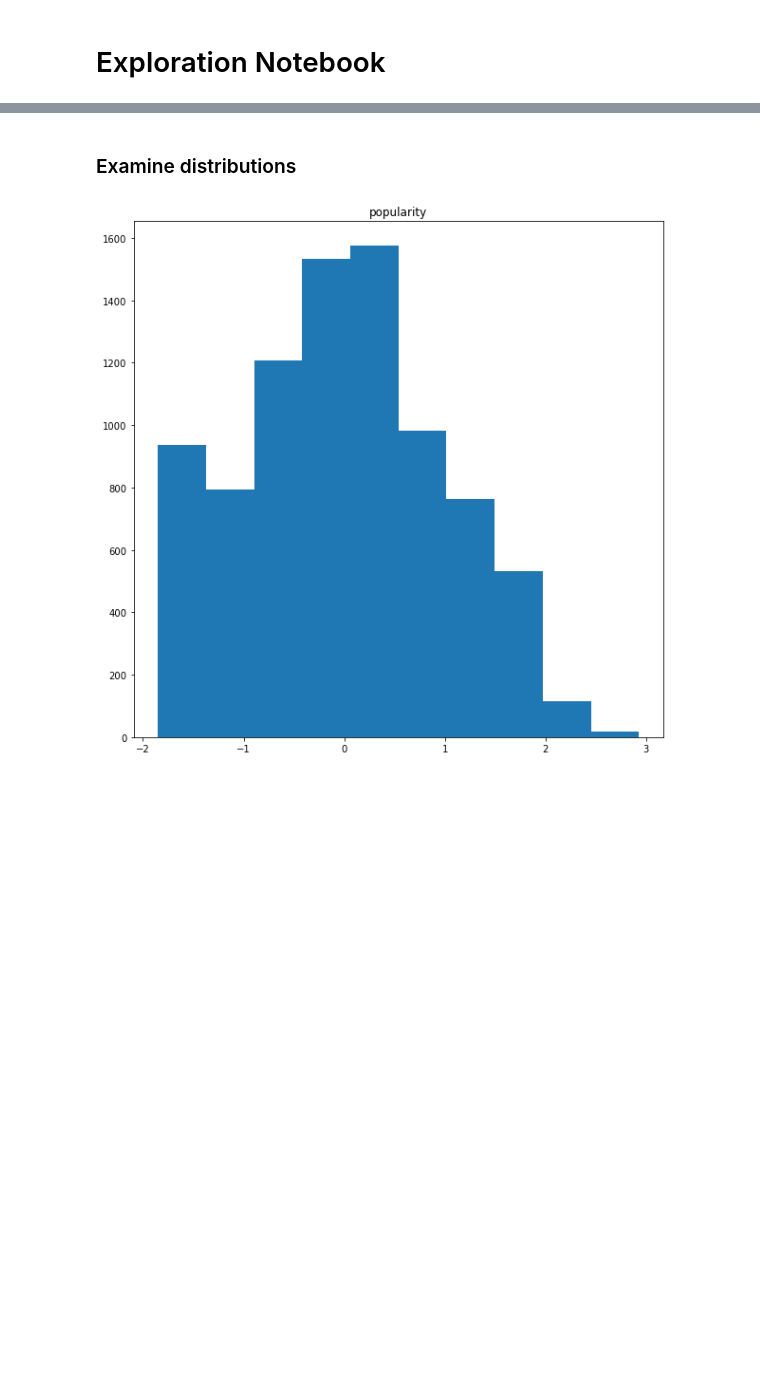
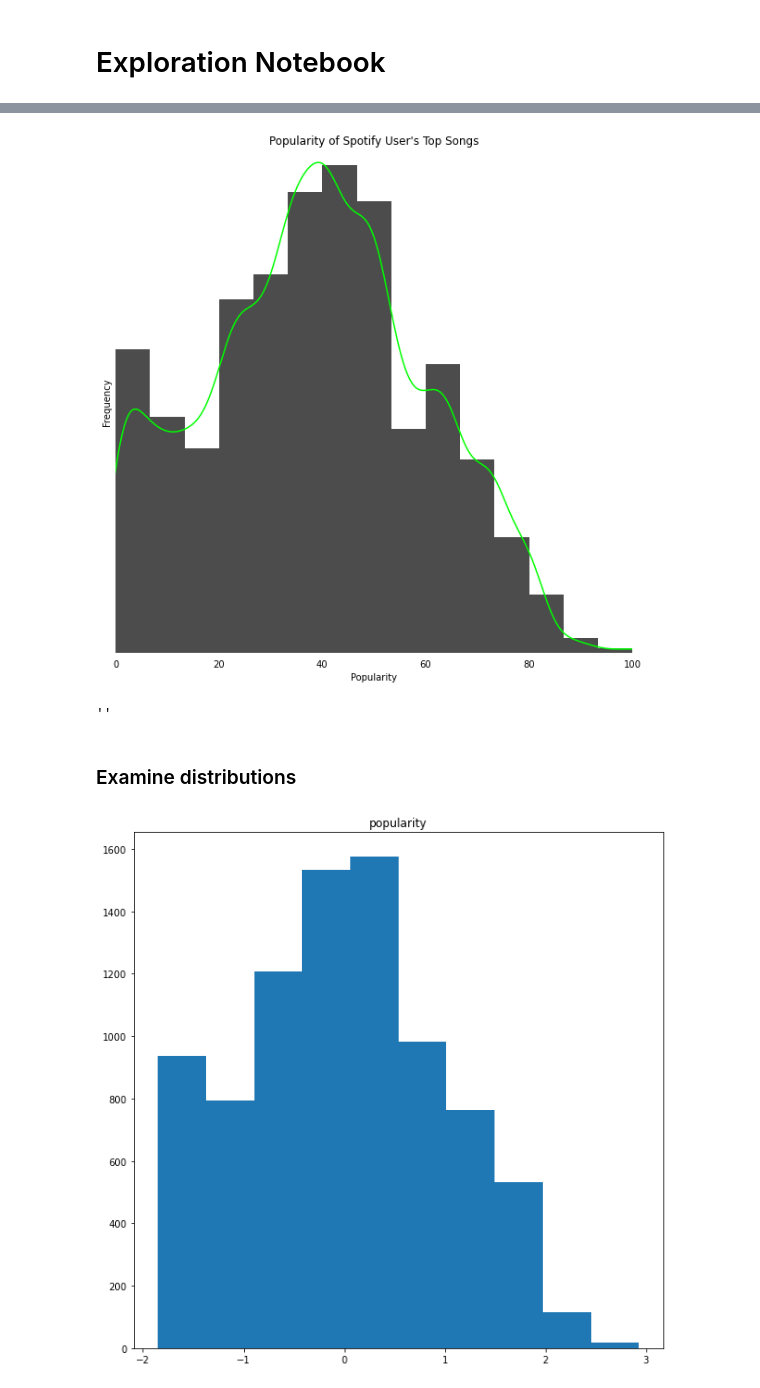
Before and after one commit to wheelerjoshua/spotify_classification_project, a Jupyter notebook: explore_notebook.ipynb, the cells around one changed output, grey strips where cells are left out. Drawn from its saved outputs; the diff is of its cells as text; code cells hidden in the pictures; blank space fills up the shorter version.

```diff
--- a/explore_notebook.ipynb
+++ b/explore_notebook.ipynb
@@ -22,3 +36,22 @@ df = pd.read_csv('spotify_top_artist_discography_data.csv')
+# %%
+fig, ax = plt.subplots(figsize = (10,10))
+
+df.popularity.plot(kind = 'hist', density = True, bins = 15, alpha = .7, color = 'k')
+df.popularity.plot(kind = 'kde', color = 'lime')
+plt.xlabel('Popularity')
+ax.set_xlim(0,100)
+plt.ylabel('Frequency')
+ax.set_ylim(0,0.02)
+ax.set_yticks([])
+plt.title('Popularity of Spotify User\'s Top Songs')
+ax.tick_params(left = False, bottom=False)
+for ax, spine in ax.spines.items():
+    spine.set_visible(False)
+plt.show()
+;
+# %% [output]
+[figure, added]
+''
 # %% [markdown]
 ### Examine distributions
 # %%
```
Also changed, not shown: parts of 11 cells of this notebook, 2 other files.
